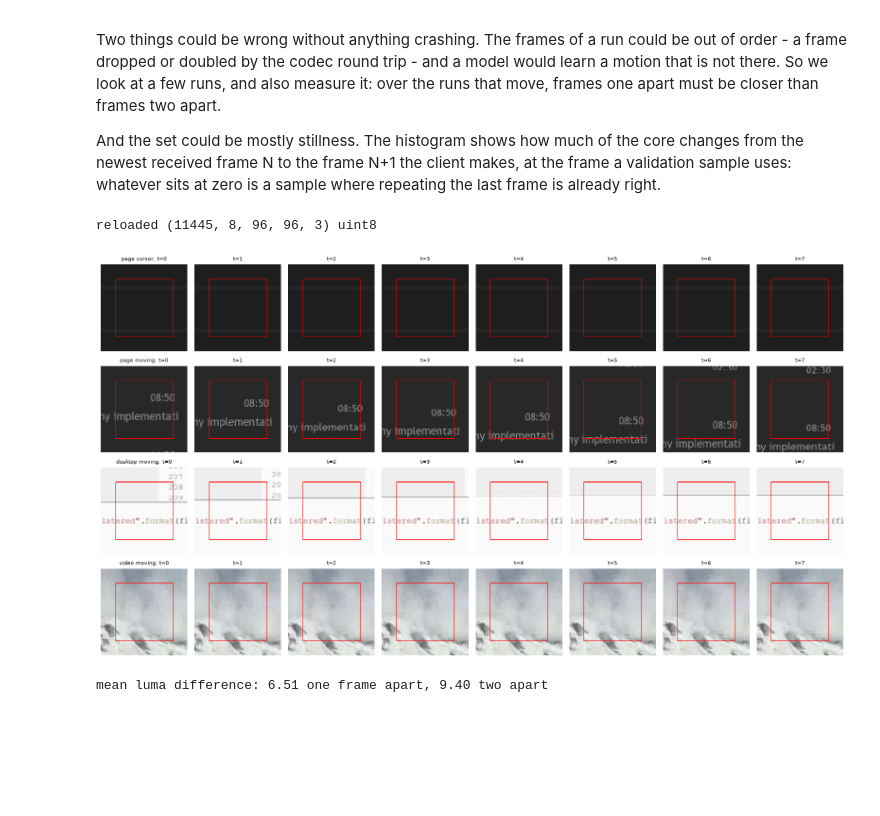
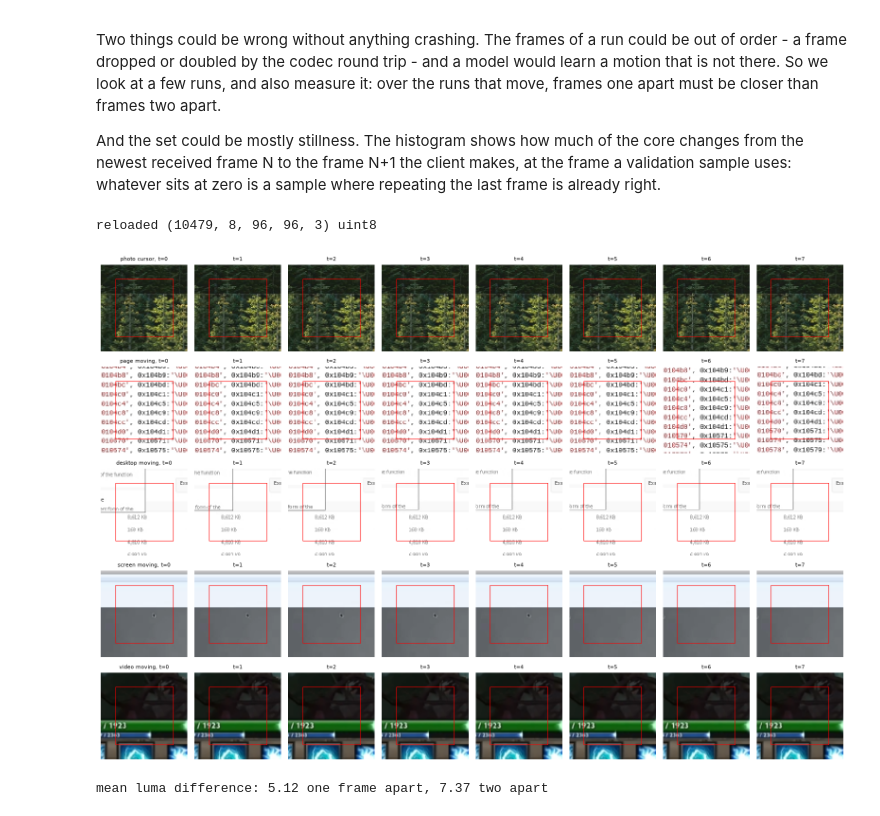
Before and after one commit to henrikszucs/desktop-streamer-ai, a Jupyter notebook: src/frame_gen_extra/00_data_preprocess.ipynb, the cells around one changed output. Saved outputs shown, nothing was run; the diff lists cells and outputs as text; code cells hidden in the pictures; blank space fills up the shorter version.

```diff
--- a/src/frame_gen_extra/00_data_preprocess.ipynb
+++ b/src/frame_gen_extra/00_data_preprocess.ipynb
@@ -534,37 +587,38 @@ manifest = json.loads((OUT_DIR / "manifest.json").read_text(encoding="utf-8"))
 frames = np.load(OUT_DIR / manifest["splits"]["train"]["frames"], mmap_mode="r")
 print("reloaded", frames.shape, frames.dtype)
 
 train_sources = manifest["splits"]["train"]["sources"]
 tag_of = np.array([spot[2] for source in train_sources for spot in source["spots"]])
 kind_of_run = np.array([source["kind"] for source in train_sources for _ in source["spots"]])
 
 show_rng = np.random.default_rng(SEED)
 picks = [show_rng.choice(np.flatnonzero(mask)) for mask in
          (tag_of == "cursor", (tag_of == "moving") & (kind_of_run == "page"),
-          (tag_of == "moving") & (kind_of_run == "desktop"), kind_of_run == "video") if mask.any()]
+          (tag_of == "moving") & (kind_of_run == "desktop"), (tag_of == "moving") & (kind_of_run == "screen"),
+          kind_of_run == "video") if mask.any()]
 fig, axes = plt.subplots(len(picks), FRAMES_PER_RUN, figsize=(2 * FRAMES_PER_RUN, 2.2 * len(picks)), squeeze=False)
 for row, index in enumerate(picks):
     for t in range(FRAMES_PER_RUN):
         ax = axes[row][t]
         ax.imshow(frames[index, t], interpolation="nearest")
         ax.add_patch(plt.Rectangle((HALO - 0.5, HALO - 0.5), CORE, CORE, fill=False, color="red", lw=0.8))
         ax.set_title(f"{kind_of_run[index]} {tag_of[index]}, t={t}" if t == 0 else f"t={t}", fontsize=8)
         ax.axis("off")
 fig.tight_layout()
 plt.show()
 
 moving_runs = np.flatnonzero(tag_of != "still")
 checked = np.sort(np.random.default_rng(SEED).choice(moving_runs, min(500, len(moving_runs)), replace=False))
 sample = core(np.asarray(frames[checked]).reshape(-1, INPUT, INPUT, 3)).reshape(len(checked), FRAMES_PER_RUN, CORE, CORE, 3)
 sample = sample.astype(np.float32) @ LUMA
 one_apart = np.abs(sample[:, 1:] - sample[:, :-1]).mean()
 two_apart = np.abs(sample[:, 2:] - sample[:, :-2]).mean()
 print(f"mean luma difference: {one_apart:.2f} one frame apart, {two_apart:.2f} two apart")
 assert one_apart < two_apart, "the frames of a run are not in order"
 # %% [output]
-reloaded (11445, 8, 96, 96, 3) uint8
+reloaded (10479, 8, 96, 96, 3) uint8
-[figure, old version]
+[figure, new version]
-mean luma difference: 6.51 one frame apart, 9.40 two apart
+mean luma difference: 5.12 one frame apart, 7.37 two apart
 # %%
 """How much of each run's core changes from received frame N to the frame N+1 the client makes."""
 
```
Also changed, not shown: parts of 11 cells of this notebook, 23 other files.
